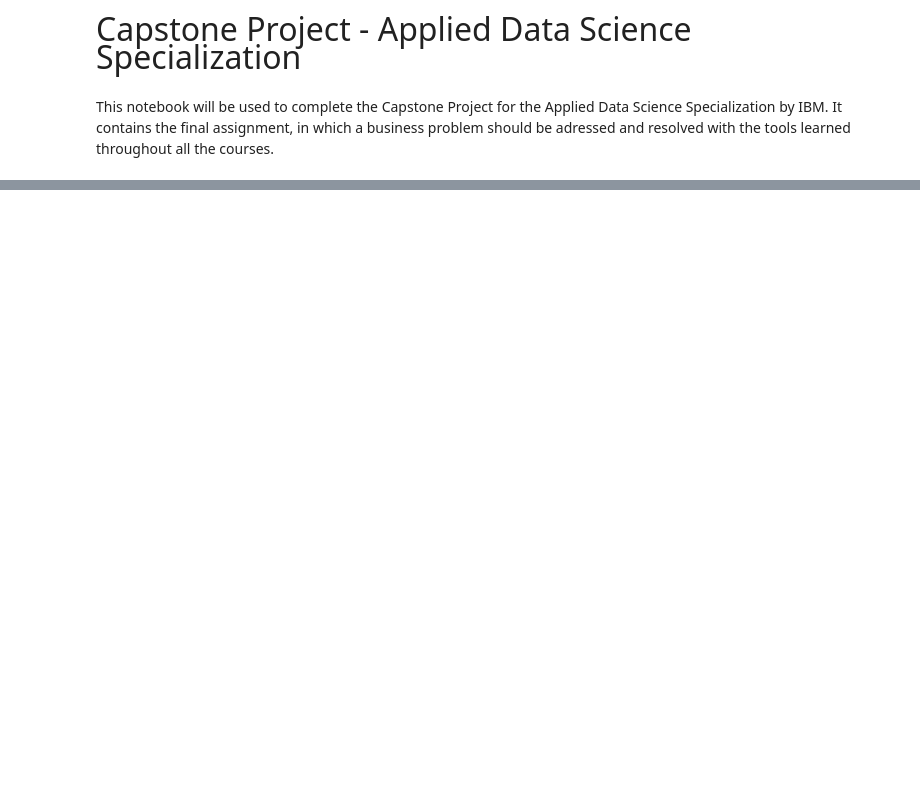
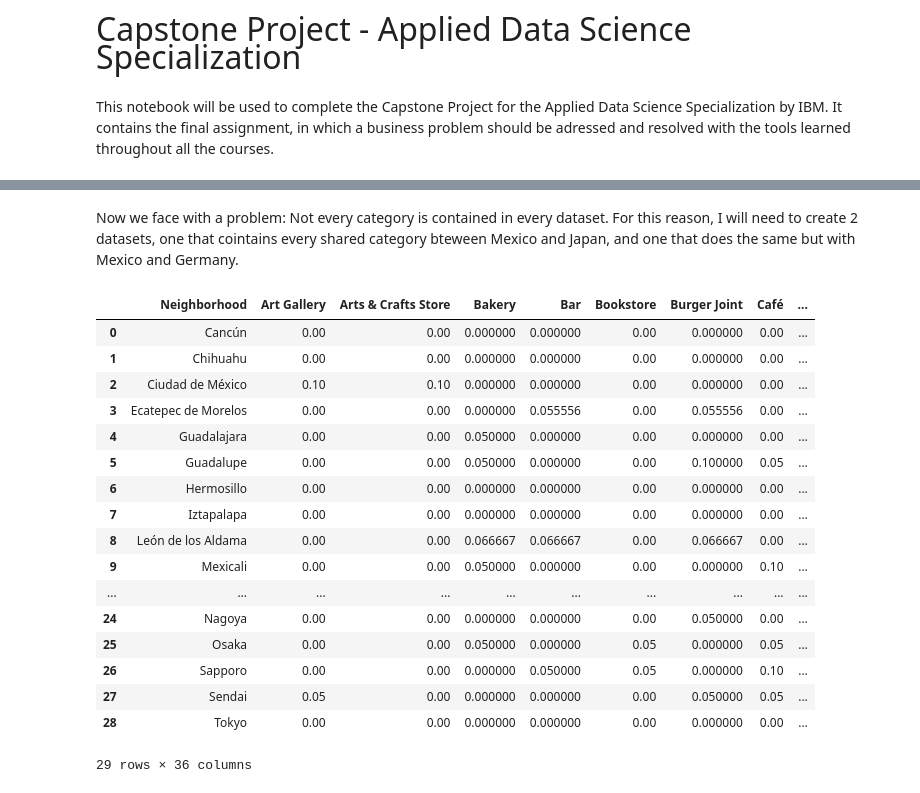
Before and after one commit to mig-calval/Coursera_Capstone, a Jupyter notebook: Capstone_Project.ipynb, the cells around one changed output, grey strips where cells are left out. Drawn from its saved outputs; the diff is of its cells as text; code cells hidden in the pictures; blank space fills up the shorter version.

```diff
--- a/Capstone_Project.ipynb
+++ b/Capstone_Project.ipynb
@@ -30,0 +375,2 @@ Once the person determines its own location and the queries, the app will make F
+# %%
+arrival[['Latitude','Longitude']] = arrival[['Latitude','Longitude']].astype(float)
@@ -30,0 +379,4 @@ Once the person determines its own location and the queries, the app will make F
+# %%
+japan = arrival.loc[arrival['Country'] =='Japan',:]
+germany = arrival.loc[arrival['Country'] =='Germany',:]
+germany.head()
@@ -30,0 +464,6 @@ Once the person determines its own location and the queries, the app will make F
+# %%
+japan_venues = getNearbyVenues(names=japan['Region'],
+                                   latitudes=japan['Latitude'],
+                                   longitudes=japan['Longitude'],
+                                   radius = RADIUS
+                                  )
@@ -30,0 +593,14 @@ Once the person determines its own location and the queries, the app will make F
+# %%
+# one hot encoding
+japan_onehot = pd.get_dummies(japan_venues[['Venue Category']], prefix="", prefix_sep="")
+
+# add neighborhood column back to dataframe
+japan_onehot['Neighborhood'] = japan_venues['Neighborhood']
+
+# move neighborhood column to the first column
+fixed_columns = [japan_onehot.columns[-1]] + list(japan_onehot.columns[:-1])
+japan_onehot = japan_onehot[fixed_columns]
+
+print('The number of different categories are {}.'.format(japan_onehot.shape[1]-1))
+japan_probabilities = japan_onehot.groupby('Neighborhood').mean().reset_index()
+japan_probabilities.head()
@@ -30,0 +638,40 @@ Once the person determines its own location and the queries, the app will make F
+# %% [markdown]
+Now we face with a problem: Not every category is contained in every dataset. For this reason, I will need to create 2 datasets, one that cointains every shared category bteween Mexico and Japan, and one that does the same but with Mexico and Germany.
+# %%
+#I make an intersection of every venue that is in both country.
+mex_jap = set(mexico_probabilities.columns.values).intersection(set(japan_probabilities.columns.values))
+
+#I create 2 auxiliary datasets that filter over the intersection created above, and I also
+#order them so that I can easily append both of them
+mex_jap_aux1 = mexico_probabilities.loc[:,list(mex_jap)].reindex(
+    sorted(mexico_probabilities.loc[:,list(mex_jap)].columns), axis=1)
+mex_jap_aux2 = japan_probabilities.loc[:,list(mex_jap)].reindex(
+    sorted(japan_probabilities.loc[:,list(mex_jap)].columns), axis=1)
+
+#I append both of them making sure to first move the Neighborhood columnup front
+mex_jap = pd.concat([pd.DataFrame(mex_jap_aux1.loc[:,'Neighborhood']),
+           mex_jap_aux1.drop('Neighborhood',1)], axis = 1).append(
+        pd.concat([pd.DataFrame(mex_jap_aux2.loc[:,'Neighborhood']),
+           mex_jap_aux2.drop('Neighborhood',1)], axis = 1))
+
+mex_jap.reset_index(inplace = True, drop = True)
+mex_jap
+# %% [output]
+|  | Neighborhood | Art Gallery | Arts & Crafts Store | Bakery | Bar | Bookstore | Burger Joint | Café | ... |
+| 0 | Cancún | 0.00 | 0.00 | 0.000000 | 0.000000 | 0.00 | 0.000000 | 0.00 | ... |
+| 1 | Chihuahu | 0.00 | 0.00 | 0.000000 | 0.000000 | 0.00 | 0.000000 | 0.00 | ... |
+| 2 | Ciudad de México | 0.10 | 0.10 | 0.000000 | 0.000000 | 0.00 | 0.000000 | 0.00 | ... |
+| 3 | Ecatepec de Morelos | 0.00 | 0.00 | 0.000000 | 0.055556 | 0.00 | 0.055556 | 0.00 | ... |
+| 4 | Guadalajara | 0.00 | 0.00 | 0.050000 | 0.000000 | 0.00 | 0.000000 | 0.00 | ... |
+| 5 | Guadalupe | 0.00 | 0.00 | 0.050000 | 0.000000 | 0.00 | 0.100000 | 0.05 | ... |
+| 6 | Hermosillo | 0.00 | 0.00 | 0.000000 | 0.000000 | 0.00 | 0.000000 | 0.00 | ... |
+| 7 | Iztapalapa | 0.00 | 0.00 | 0.000000 | 0.000000 | 0.00 | 0.000000 | 0.00 | ... |
+| 8 | León de los Aldama | 0.00 | 0.00 | 0.066667 | 0.066667 | 0.00 | 0.066667 | 0.00 | ... |
+| 9 | Mexicali | 0.00 | 0.00 | 0.050000 | 0.000000 | 0.00 | 0.000000 | 0.10 | ... |
+| ... | ... | ... | ... | ... | ... | ... | ... | ... | ... |
+| 24 | Nagoya | 0.00 | 0.00 | 0.000000 | 0.000000 | 0.00 | 0.050000 | 0.00 | ... |
+| 25 | Osaka | 0.00 | 0.00 | 0.050000 | 0.000000 | 0.05 | 0.000000 | 0.05 | ... |
+| 26 | Sapporo | 0.00 | 0.00 | 0.000000 | 0.050000 | 0.05 | 0.000000 | 0.10 | ... |
+| 27 | Sendai | 0.05 | 0.00 | 0.000000 | 0.000000 | 0.00 | 0.050000 | 0.05 | ... |
+| 28 | Tokyo | 0.00 | 0.00 | 0.000000 | 0.000000 | 0.00 | 0.000000 | 0.00 | ... |
+29 rows × 36 columns
```
Also changed, not shown: parts of 81 cells of this notebook.
